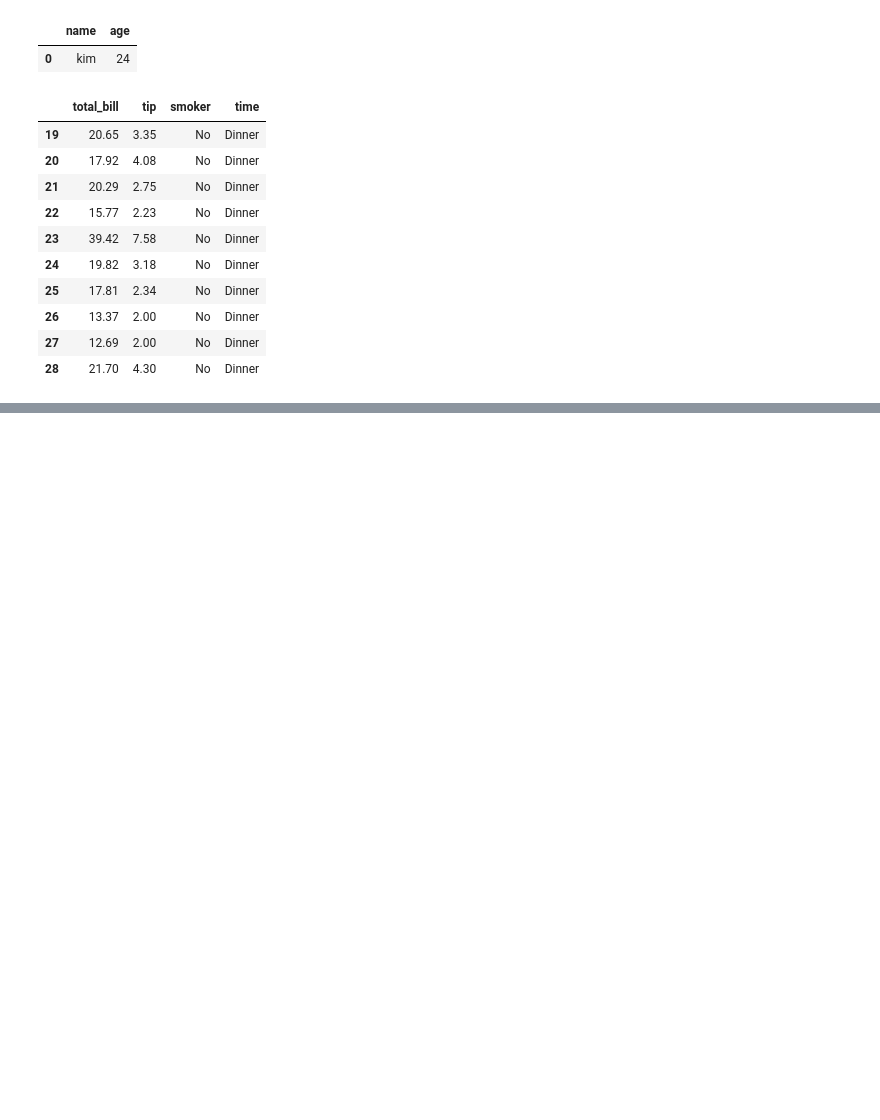
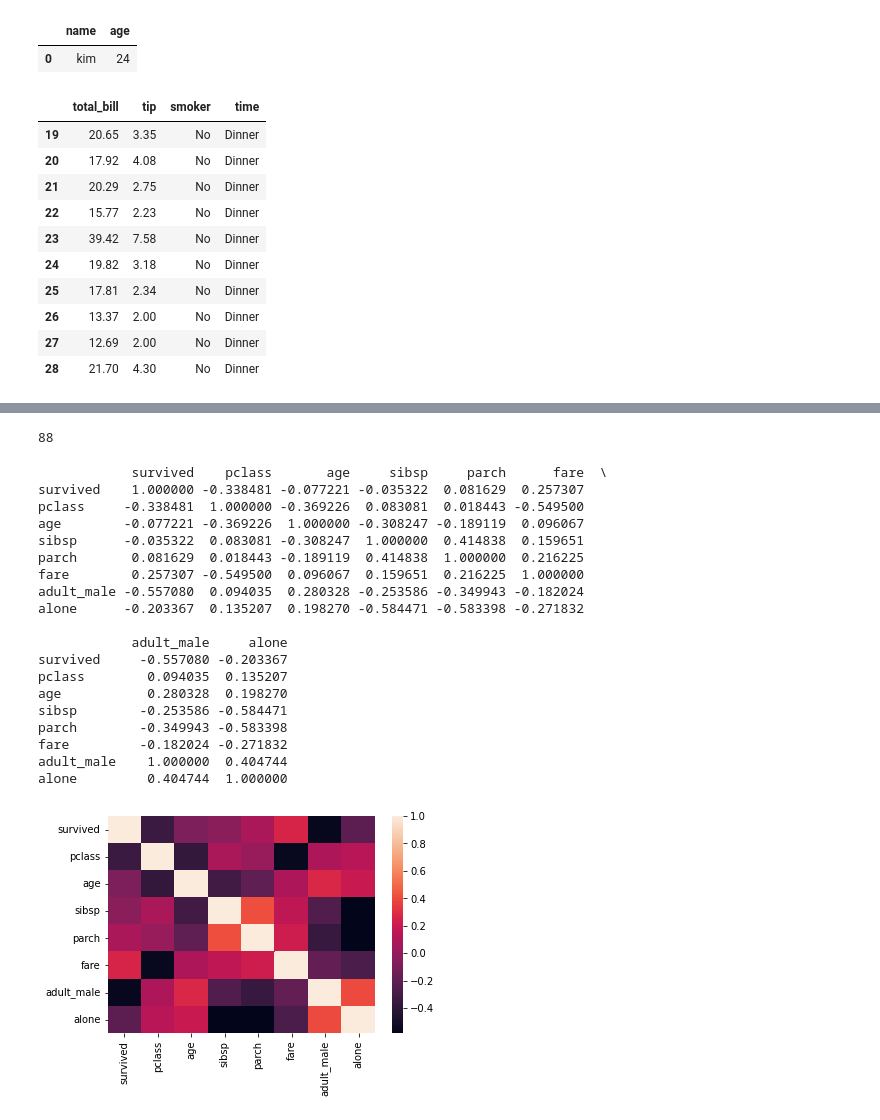
Before and after one commit to chi-hun/pandas-note, a Jupyter notebook: pandas_note.ipynb, the cells around one changed output, grey strips where cells are left out. Saved outputs shown, nothing was run; the diff lists cells and outputs as text; code cells hidden in the pictures; blank space fills up the shorter version.

```diff
--- a/pandas_note.ipynb
+++ b/pandas_note.ipynb
@@ -385,3 +385,9 @@ tips.loc[((tips['day']=='Fri')|(tips['day']=='Sat')) & (tips['tip']<10)].loc[:,[
 | 26 | 13.37 | 2.00 | No | Dinner |
 | 27 | 12.69 | 2.00 | No | Dinner |
 | 28 | 21.70 | 4.30 | No | Dinner |
+# %%
+import pandas as pd
+import seaborn as sns
+df = sns.load_dataset('titanic')
+df.loc[(df['fare'] >= 30) & (df['fare'] < 40) & (df['pclass'] == 1), 'age'].mean()
+df.loc[(df['fare'] >= 30) & (df['fare'] < 40) & (df['pclass'] == 1), 'age'].count()
@@ -387,0 +416,31 @@ tips.loc[((tips['day']=='Fri')|(tips['day']=='Sat')) & (tips['tip']<10)].loc[:,[
+# %%
+df['age'].nunique()
+# %% [output]
+88
+# %%
+import matplotlib.pyplot as plt
+import seaborn as sns
+sns.heatmap(df.corr())
+print(df.corr())
+plt.show()
+# %% [output]
+            survived    pclass       age     sibsp     parch      fare  \
+survived    1.000000 -0.338481 -0.077221 -0.035322  0.081629  0.257307
+pclass     -0.338481  1.000000 -0.369226  0.083081  0.018443 -0.549500
+age        -0.077221 -0.369226  1.000000 -0.308247 -0.189119  0.096067
+sibsp      -0.035322  0.083081 -0.308247  1.000000  0.414838  0.159651
+parch       0.081629  0.018443 -0.189119  0.414838  1.000000  0.216225
+fare        0.257307 -0.549500  0.096067  0.159651  0.216225  1.000000
+adult_male -0.557080  0.094035  0.280328 -0.253586 -0.349943 -0.182024
+alone      -0.203367  0.135207  0.198270 -0.584471 -0.583398 -0.271832
+
+            adult_male     alone
+survived     -0.557080 -0.203367
+pclass        0.094035  0.135207
+age           0.280328  0.198270
+sibsp        -0.253586 -0.584471
+parch        -0.349943 -0.583398
+fare         -0.182024 -0.271832
+adult_male    1.000000  0.404744
+alone         0.404744  1.000000
+[figure, added]
```
Also changed, not shown: parts of 8 cells of this notebook.
